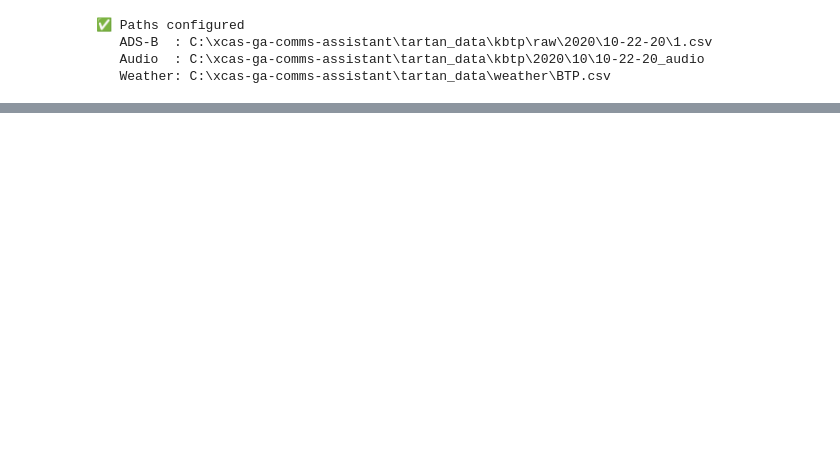
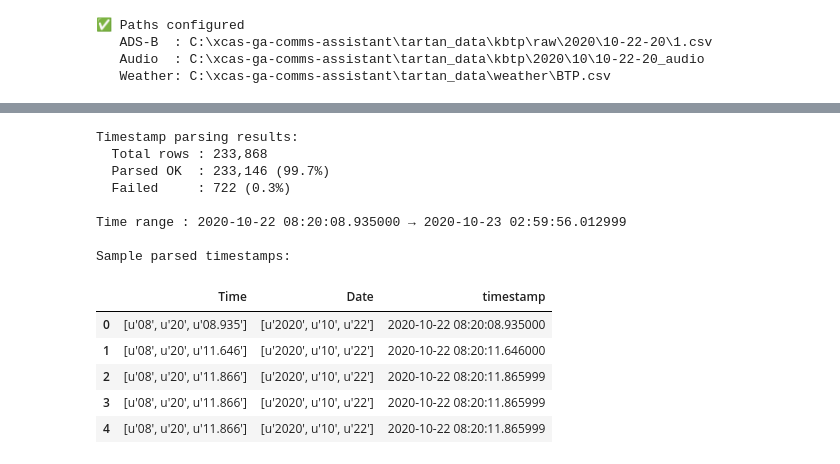
Before and after one commit to Shreyas-Vijayakumar/PCAS, a Jupyter notebook: notebooks/01_data_audit.ipynb, the cells around one changed output, grey strips where cells are left out. Saved outputs shown, nothing was run; the diff lists cells and outputs as text; code cells hidden in the pictures; blank space fills up the shorter version.

```diff
--- a/notebooks/01_data_audit.ipynb
+++ b/notebooks/01_data_audit.ipynb
@@ -88,3 +88,70 @@ First 3 rows:
 | 0 | 11337771.0000 | [u'08', u'20', u'08.935'] | [u'2020', u'10', u'22'] | 9400.0000 | 263.0000 | 268.0000 | 40.5121 | -79.6006 | 2.7063 | 41.7557 | 134.8587 | ... |
 | 1 | 11337771.0000 | [u'08', u'20', u'11.646'] | [u'2020', u'10', u'22'] | 9400.0000 | 263.0000 | 268.0000 | 40.5121 | -79.6006 | 0.7098 | 41.7557 | 134.8587 | ... |
 | 2 | 11337771.0000 | [u'08', u'20', u'11.866'] | [u'2020', u'10', u'22'] | 9400.0000 | 263.0000 | 268.0000 | 40.5121 | -79.6006 | 1.7115 | 41.7557 | 134.8587 | ... |
+# %%
+def parse_adsb_time(time_val, date_val):
+    """
+    Convert ADS-B list-formatted time/date strings to a proper datetime.
+
+    Input format examples:
+      time_val : "[u'08', u'20', u'08.935']"  OR  "['08', '20', '08.935']"
+      date_val : "[u'2020', u'10', '22']"
+
+    Returns: pandas Timestamp or NaT if parsing fails
+    """
+    try:
+        # Extract numbers using regex — finds all digit sequences including decimals
+        # re.findall returns a list of all matches
+        t_parts = re.findall(r"[\d.]+", str(time_val))
+        d_parts = re.findall(r"\d+", str(date_val))
+
+        if len(t_parts) < 3 or len(d_parts) < 3:
+            return pd.NaT
+
+        hh, mm = int(t_parts[0]), int(t_parts[1])
+        ss_float = float(t_parts[2])
+        ss = int(ss_float)
+        us = int((ss_float - ss) * 1_000_000)   # microseconds
+
+        year, month, day = int(d_parts[0]), int(d_parts[1]), int(d_parts[2])
+
+        return pd.Timestamp(year=year, month=month, day=day,
+                            hour=hh, minute=mm, second=ss, microsecond=us)
+    except Exception as e:
+        return pd.NaT
+
+
+# Apply parser to every row
+# .apply() runs a function on every row — this is the pandas way to vectorise custom logic
+df_raw["timestamp"] = df_raw.apply(
+    lambda row: parse_adsb_time(row["Time"], row["Date"]),
+    axis=1   # axis=1 means row-wise (axis=0 is column-wise)
+)
+
+# Report parsing success rate
+n_total    = len(df_raw)
+n_parsed   = df_raw["timestamp"].notna().sum()
+n_failed   = n_total - n_parsed
+
+print(f"Timestamp parsing results:")
+print(f"  Total rows : {n_total:,}")
+print(f"  Parsed OK  : {n_parsed:,} ({100*n_parsed/n_total:.1f}%)")
+print(f"  Failed     : {n_failed:,} ({100*n_failed/n_total:.1f}%)")
+print(f"\nTime range : {df_raw['timestamp'].min()} → {df_raw['timestamp'].max()}")
+print(f"\nSample parsed timestamps:")
+display(df_raw[["Time", "Date", "timestamp"]].head(5))
+# %% [output]
+Timestamp parsing results:
+  Total rows : 233,868
+  Parsed OK  : 233,146 (99.7%)
+  Failed     : 722 (0.3%)
+
+Time range : 2020-10-22 08:20:08.935000 → 2020-10-23 02:59:56.012999
+
+Sample parsed timestamps:
+|  | Time | Date | timestamp |
+| 0 | [u'08', u'20', u'08.935'] | [u'2020', u'10', u'22'] | 2020-10-22 08:20:08.935000 |
+| 1 | [u'08', u'20', u'11.646'] | [u'2020', u'10', u'22'] | 2020-10-22 08:20:11.646000 |
+| 2 | [u'08', u'20', u'11.866'] | [u'2020', u'10', u'22'] | 2020-10-22 08:20:11.865999 |
+| 3 | [u'08', u'20', u'11.866'] | [u'2020', u'10', u'22'] | 2020-10-22 08:20:11.865999 |
+| 4 | [u'08', u'20', u'11.866'] | [u'2020', u'10', u'22'] | 2020-10-22 08:20:11.865999 |
```
Also changed, not shown: parts of 4 cells of this notebook.
